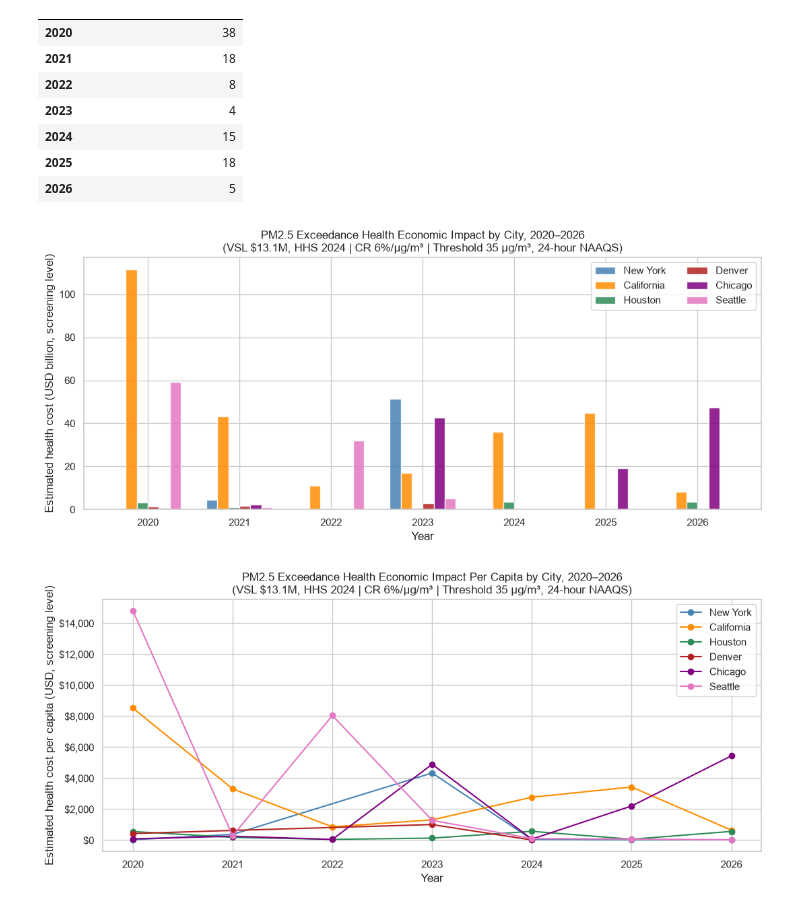
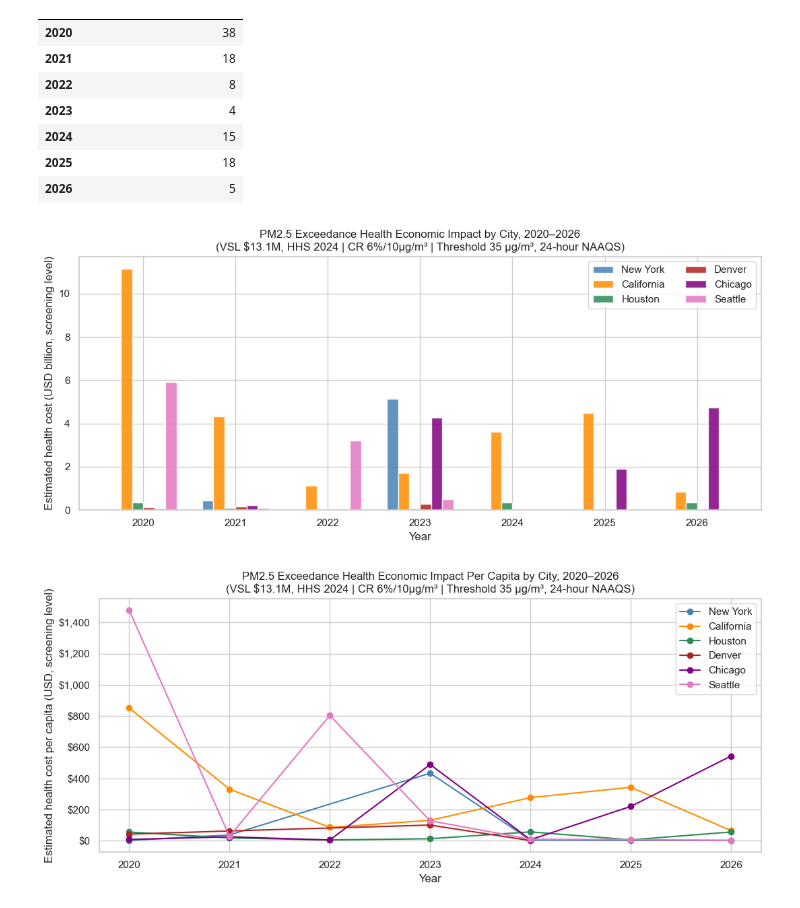
Before and after one commit to AlonsoSheila/air-quality-usa, a Jupyter notebook: air_quality_usa.ipynb, the cells around one changed output. Drawn from its saved outputs; the diff is of its cells as text; code cells hidden in the pictures.

Commit message:
Fix CR coefficient 0.06->0.006, update all Section 11 figures, add visual indicators to conclusions

```diff
--- a/air_quality_usa.ipynb
+++ b/air_quality_usa.ipynb
@@ -1147,11 +1147,18 @@ or cost figures. Uncertainty in both the epidemiological parameters and the
 VSL is substantial.
 # %%
 # ── Health Economic Impact Estimate ───────────────────────────────────────────
+# DEPENDENCY: This cell requires Section 5.2 to have been executed first,
+# since it uses pop_df (county population) defined there. It also uses
+# pm25_raw2 which is defined within this cell, and pollutants which is
+# loaded in Section 1.
 # VSL: HHS central estimate, 2023 USD (HHS Standard RIA Values, January 2024)
 VSL_USD = 13_100_000
 
-# Concentration-response: 6% increase in all-cause mortality per 1 µg/m³
-# increase in annual mean PM2.5 (Pope et al. 2002, used in EPA CAA analyses)
+# Concentration-response: 6% increase in all-cause mortality per 10 µg/m³
+# increase in long-term mean PM2.5 (Pope et al. 2002, ACS CPS-II cohort).
+# Applied here as 0.6% per 1 µg/m³ (i.e. 0.006). Note: this is a chronic
+# exposure coefficient applied to acute exceedance days — a known simplification
+# documented as a limitation in the Section 11 markdown.
 # Baseline annual mortality rate in the US: ~833 per 100,000 (CDC, 2022)
 BASELINE_MORTALITY_RATE = 833 / 100_000
 
@@ -1178,7 +1185,7 @@ exceed_conc["fraction_of_year"] = exceed_conc["n_days"] / 365
 exceed_conc["attributable_deaths"] = (
     exceed_conc["population"]
     * BASELINE_MORTALITY_RATE
-    * 0.06
+    * 0.006  # 6% per 10 µg/m³ → 0.6% per 1 µg/m³ (Pope et al. 2002)
     * exceed_conc["excess_above_threshold"]
     * exceed_conc["fraction_of_year"]
 )
@@ -1195,7 +1202,7 @@ impact_summary = (
 impact_summary["economic_value_bn"] = impact_summary["economic_value_usd"] / 1e9
 
 print("Estimated health economic impact of PM2.5 exceedances (screening level)")
-print("VSL = $13.1M (HHS 2024) | CR = 6% per µg/m³ | Threshold = 35 µg/m³ (EPA 24-hour NAAQS)\n")
+print("VSL = $13.1M (HHS 2024) | CR = 6% per 10 µg/m³ (0.6%/µg/m³) | Threshold = 35 µg/m³ (EPA 24-hour NAAQS)\n")
 
 # ── Attributable deaths — styled table ────────────────────────────────────────
 pivot_deaths = impact_summary.pivot(
@@ -1402,37 +1409,37 @@ for city in CITY_ORDER:
             city_data["economic_value_bn"],
             width=0.12,
             label=city,
             color=CITY_COLOR[city],
             alpha=0.85
         )
 ax.set_ylabel("Estimated health cost (USD billion, screening level)")
 ax.set_title("PM2.5 Exceedance Health Economic Impact by City, 2020–2026\n"
-             "(VSL $13.1M, HHS 2024 | CR 6%/µg/m³ | Threshold 35 µg/m³, 24-hour NAAQS)")
+             "(VSL $13.1M, HHS 2024 | CR 6%/10µg/m³ | Threshold 35 µg/m³, 24-hour NAAQS)")
 ax.set_xlabel("Year")
 ax.legend(ncol=2)
 ax.set_xticks(list(range(2020, 2027)))
 plt.tight_layout()
 plt.show()
 
 
 fig2, ax2 = plt.subplots(figsize=(11, 5))
 for city in CITY_ORDER:
     city_data = impact_percapita[impact_percapita["city"] == city]
     if len(city_data) and city_data["econ_value_per_capita"].sum() > 0:
         ax2.plot(city_data["year"], city_data["econ_value_per_capita"],
                  marker="o", label=city, color=CITY_COLOR[city])
 ax2.set_ylabel("Estimated health cost per capita (USD, screening level)")
 ax2.set_title("PM2.5 Exceedance Health Economic Impact Per Capita by City, 2020–2026\n"
-              "(VSL $13.1M, HHS 2024 | CR 6%/µg/m³ | Threshold 35 µg/m³, 24-hour NAAQS)")
+              "(VSL $13.1M, HHS 2024 | CR 6%/10µg/m³ | Threshold 35 µg/m³, 24-hour NAAQS)")
 ax2.set_xlabel("Year")
 ax2.set_xticks(list(range(2020, 2027)))
 ax2.legend()
 ax2.yaxis.set_major_formatter(plt.FuncFormatter(lambda x, _: f"${x:,.0f}"))
 plt.tight_layout()
 plt.show()
 # %% [output]
-[figure, old version]
+[figure, new version]
-[figure, old version]
+[figure, new version]
 # %% [markdown]
 
 ## 12. Conclusions
```
Also changed, not shown: parts of 6 cells of this notebook.
